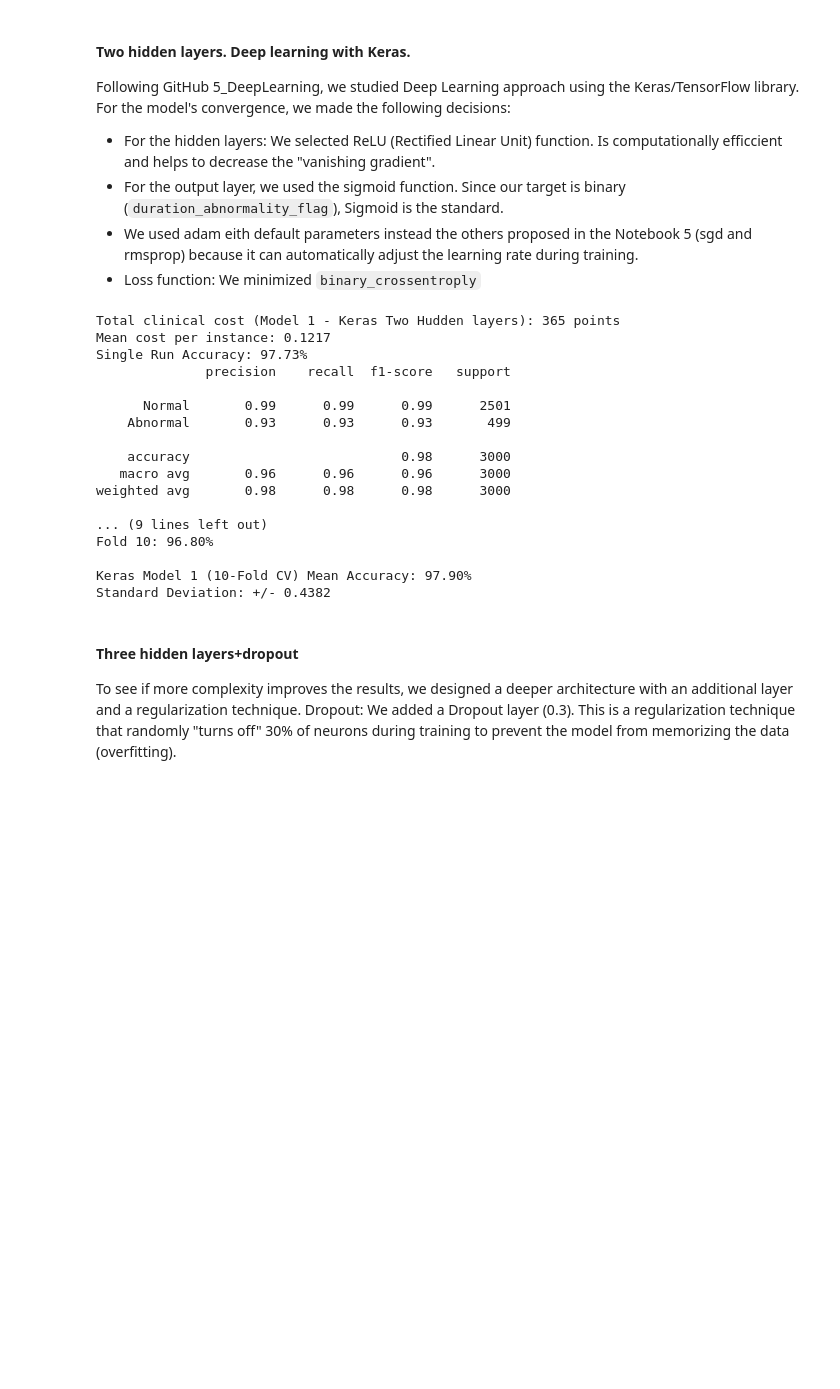
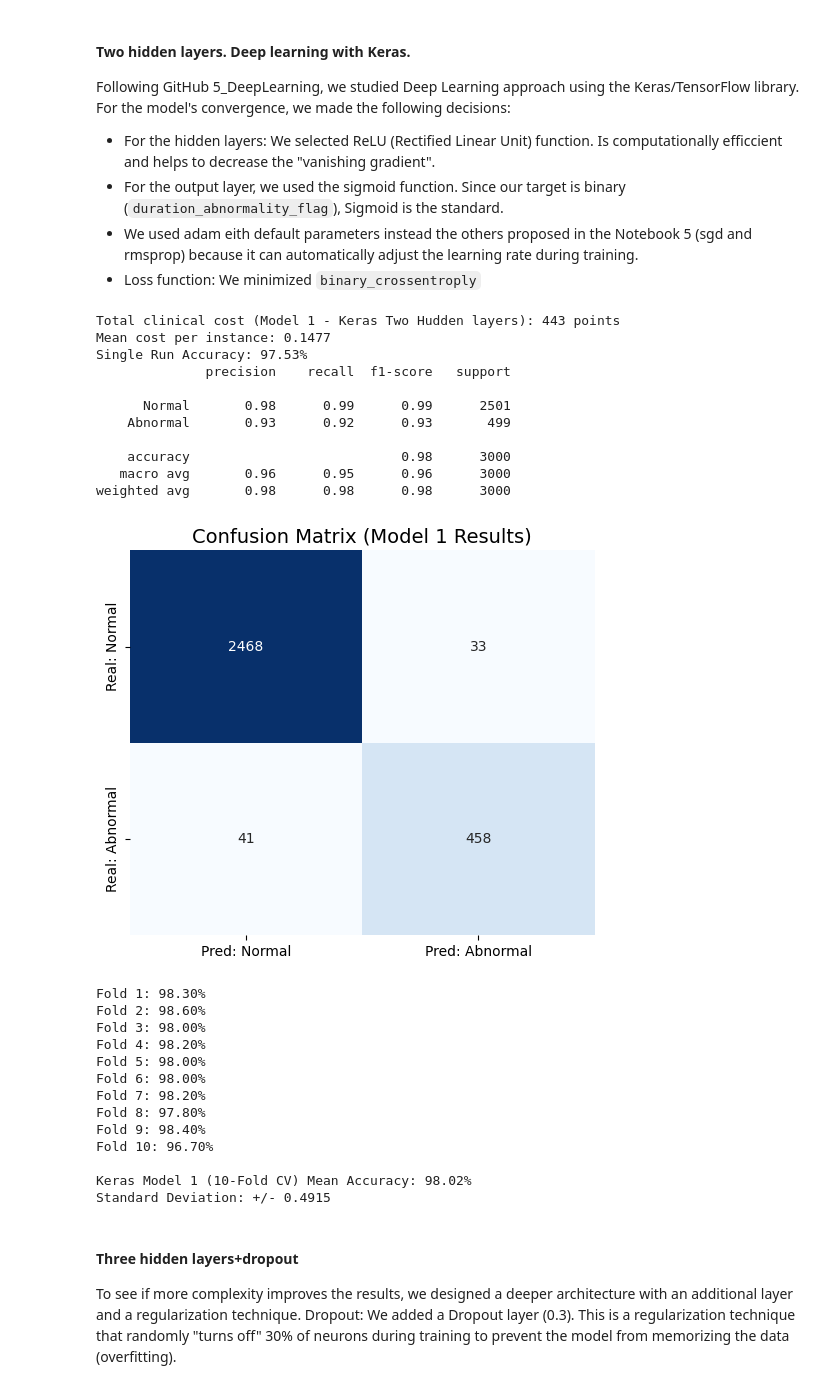
Before and after one commit to nataliagdorado/MachineLearningMenstrualIrregularities, a Jupyter notebook: Notebook_2_Experimental_design_and_model_training.ipynb, the cells around one changed output. Saved outputs shown, nothing was run; the diff lists cells and outputs as text; code cells hidden in the pictures; blank space fills up the shorter version.

```diff
--- a/Notebook_2_Experimental_design_and_model_training.ipynb
+++ b/Notebook_2_Experimental_design_and_model_training.ipynb
@@ -1049,9 +1068,11 @@ Following GitHub 5_DeepLearning, we studied Deep Learning approach using the Ker
 # %%
 from tensorflow.keras.models import Sequential
 from tensorflow.keras.layers import Dense, Input
-from sklearn.metrics import classification_report
+from sklearn.metrics import classification_report, confusion_matrix
 from sklearn.preprocessing import StandardScaler
 from sklearn.model_selection import train_test_split
+import seaborn as sns
+import matplotlib.pyplot as plt
 import numpy as np
 
 # manual Split and scale
@@ -1088,6 +1109,15 @@ print(f"Mean cost per instance: {total_cost_single / len(y_test):.4f}")
 print(f"Single Run Accuracy: {acc_single*100:.2f}%")
 print(classification_report(y_test, y_pred_single, target_names=['Normal', 'Abnormal']))
 
+# --- CONFUSION MATRIX ---
+cm = confusion_matrix(y_test, y_pred_single)
+plt.figure(figsize=(6, 5))
+sns.heatmap(cm, annot=True, fmt='d', cmap='Blues', cbar=False,
+            xticklabels=['Pred: Normal', 'Pred: Abnormal'],
+            yticklabels=['Real: Normal', 'Real: Abnormal'])
+plt.title('Confusion Matrix (Model 1 Results)', fontsize=14)
+plt.show()
+# ------------------------
 
 ######## TEN FOLD VALIDATION
 fold_accuracies = []
@@ -1105,46 +1135,54 @@ for i, (train_index, test_index) in enumerate(cv_strategy.split(X1, y1)):
 
     # Define NEW model (Reset weights)
     model_cv = Sequential([
         Input(shape=(X_train_fold_s.shape[1],)),
         Dense(32, activation='relu'),
         Dense(16, activation='relu'),
         Dense(1, activation='sigmoid')
     ])
     model_cv.compile(optimizer='adam', loss='binary_crossentropy', metrics=['accuracy'])
 
     # Train
     model_cv.fit(X_train_fold_s, y_train_fold, epochs=40, batch_size=32, verbose=0)
 
     # Evaluate
     score = model_cv.evaluate(X_test_fold_s, y_test_fold, verbose=0)[1]
     fold_accuracies.append(score)
 
     print(f"Fold {i+1}: {score*100:.2f}%")
 
     #RESUMEN
-    mean_acc = np.mean(fold_accuracies)
+mean_acc = np.mean(fold_accuracies)
 std_acc = np.std(fold_accuracies)
 
 print(f"\nKeras Model 1 (10-Fold CV) Mean Accuracy: {mean_acc*100:.2f}%")
 print(f"Standard Deviation: +/- {std_acc*100:.4f}")
 # %% [output]
-Total clinical cost (Model 1 - Keras Two Hudden layers): 365 points
-Mean cost per instance: 0.1217
-Single Run Accuracy: 97.73%
+Total clinical cost (Model 1 - Keras Two Hudden layers): 443 points
+Mean cost per instance: 0.1477
+Single Run Accuracy: 97.53%
               precision    recall  f1-score   support
 
-      Normal       0.99      0.99      0.99      2501
-    Abnormal       0.93      0.93      0.93       499
+      Normal       0.98      0.99      0.99      2501
+    Abnormal       0.93      0.92      0.93       499
 
     accuracy                           0.98      3000
-   macro avg       0.96      0.96      0.96      3000
+   macro avg       0.96      0.95      0.96      3000
 weighted avg       0.98      0.98      0.98      3000
-
-... (9 lines left out)
-Fold 10: 96.80%
-
-Keras Model 1 (10-Fold CV) Mean Accuracy: 97.90%
-Standard Deviation: +/- 0.4382
+[figure, added]
+Fold 1: 98.30%
+Fold 2: 98.60%
+Fold 3: 98.00%
+Fold 4: 98.20%
+Fold 5: 98.00%
+Fold 6: 98.00%
+Fold 7: 98.20%
+Fold 8: 97.80%
+Fold 9: 98.40%
+Fold 10: 96.70%
+
+Keras Model 1 (10-Fold CV) Mean Accuracy: 98.02%
+Standard Deviation: +/- 0.4915
 # %% [markdown]
 #### Three hidden layers+dropout
 To see if more complexity improves the results, we designed a deeper architecture with an additional layer and a regularization technique. Dropout: We added a Dropout layer (0.3). This is a regularization technique that randomly "turns off" 30% of neurons during training to prevent the model from memorizing the data (overfitting).
```
Also changed, not shown: parts of 3 cells of this notebook.
